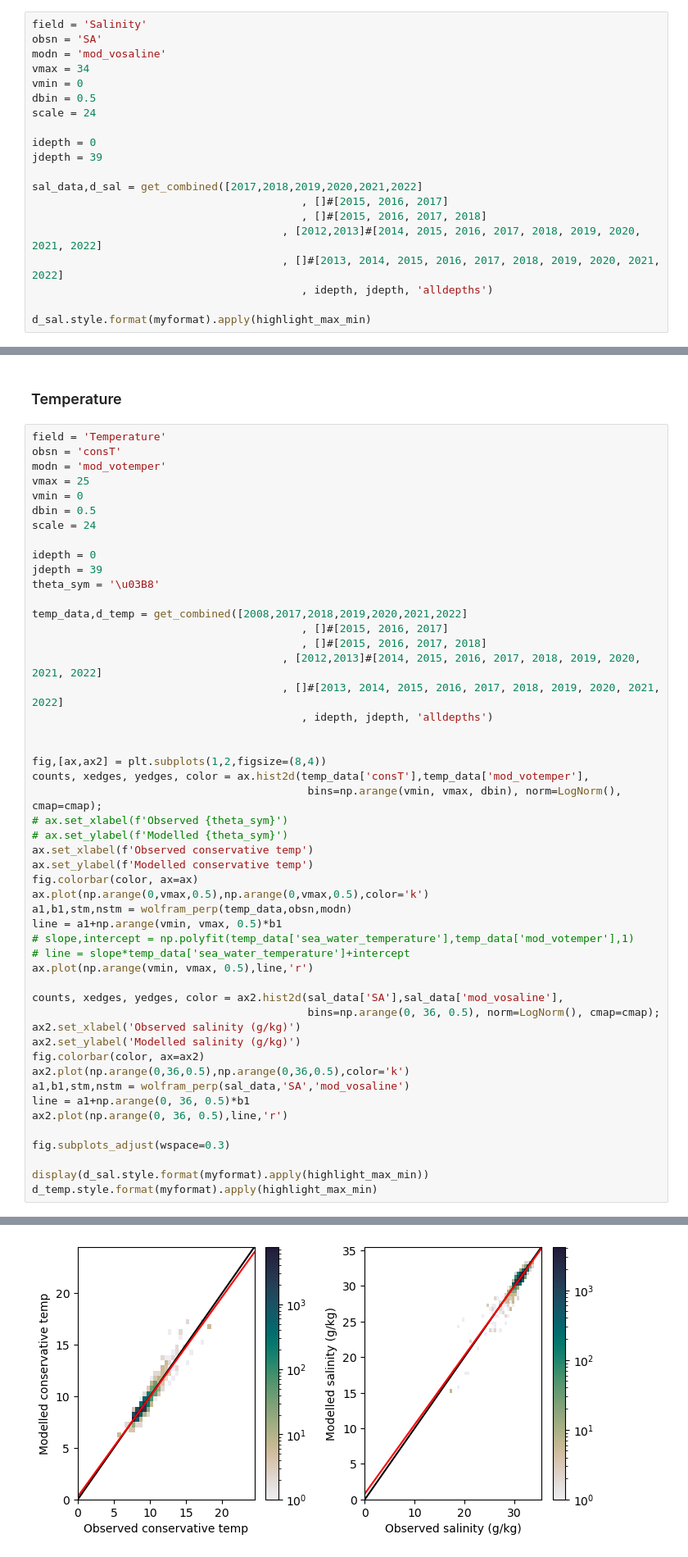
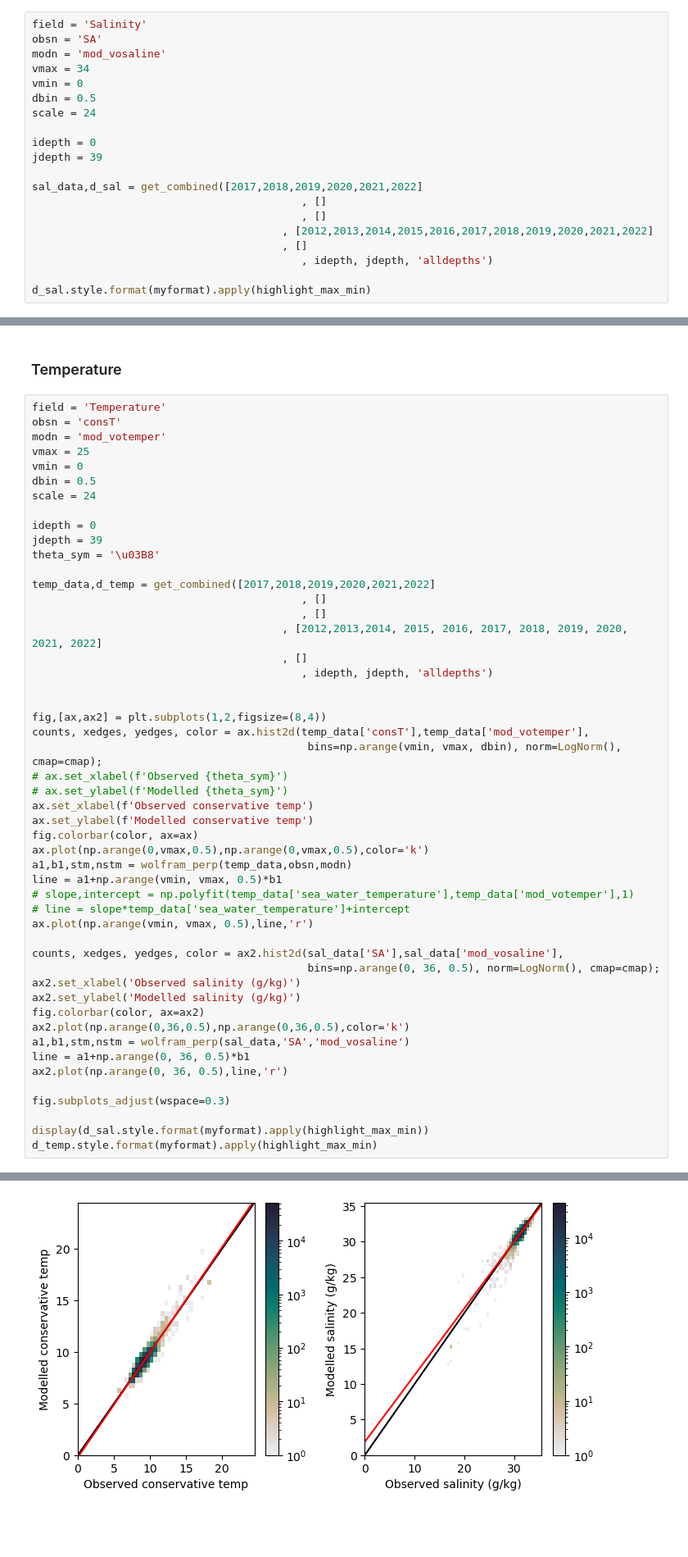
Before and after one commit to SalishSeaCast/analysis-camryn, a Jupyter notebook: notebooks/model_evals/model_eval.ipynb, the cells around one changed output, grey strips where cells are left out. Shown at 82% size. Cells and saved outputs as stored; diff of their text form; blank space fills up the shorter version.

Commit message:
onc data until 2020, ios ctd data

```diff
--- a/notebooks/model_evals/model_eval.ipynb
+++ b/notebooks/model_evals/model_eval.ipynb
@@ -319,10 +341,10 @@ idepth = 0
 jdepth = 39
 
 sal_data,d_sal = get_combined([2017,2018,2019,2020,2021,2022]
-                                          , []#[2015, 2016, 2017]
-                                          , []#[2015, 2016, 2017, 2018]
-                                       , [2012,2013]#[2014, 2015, 2016, 2017, 2018, 2019, 2020, 2021, 2022]
-                                       , []#[2013, 2014, 2015, 2016, 2017, 2018, 2019, 2020, 2021, 2022]
+                                          , []
+                                          , []
+                                       , [2012,2013,2014,2015,2016,2017,2018,2019,2020,2021,2022]
+                                       , []
                                           , idepth, jdepth, 'alldepths')
 
 d_sal.style.format(myformat).apply(highlight_max_min)
@@ -344,11 +366,11 @@ idepth = 0
 jdepth = 39
 theta_sym = '\u03B8'
 
-temp_data,d_temp = get_combined([2008,2017,2018,2019,2020,2021,2022]
-                                          , []#[2015, 2016, 2017]
-                                          , []#[2015, 2016, 2017, 2018]
-                                       , [2012,2013]#[2014, 2015, 2016, 2017, 2018, 2019, 2020, 2021, 2022]
-                                       , []#[2013, 2014, 2015, 2016, 2017, 2018, 2019, 2020, 2021, 2022]
+temp_data,d_temp = get_combined([2017,2018,2019,2020,2021,2022]
+                                          , []
+                                          , []
+                                       , [2012,2013,2014, 2015, 2016, 2017, 2018, 2019, 2020, 2021, 2022]
+                                       , []
                                           , idepth, jdepth, 'alldepths')
 
 
@@ -389,4 +411,4 @@ d_temp.style.format(myformat).apply(highlight_max_min)
-[figure, old version]
+[figure, new version]
 # %% [markdown]
 ### Only IOS data
 # %%
```
Also changed, not shown: parts of 38 cells of this notebook.
